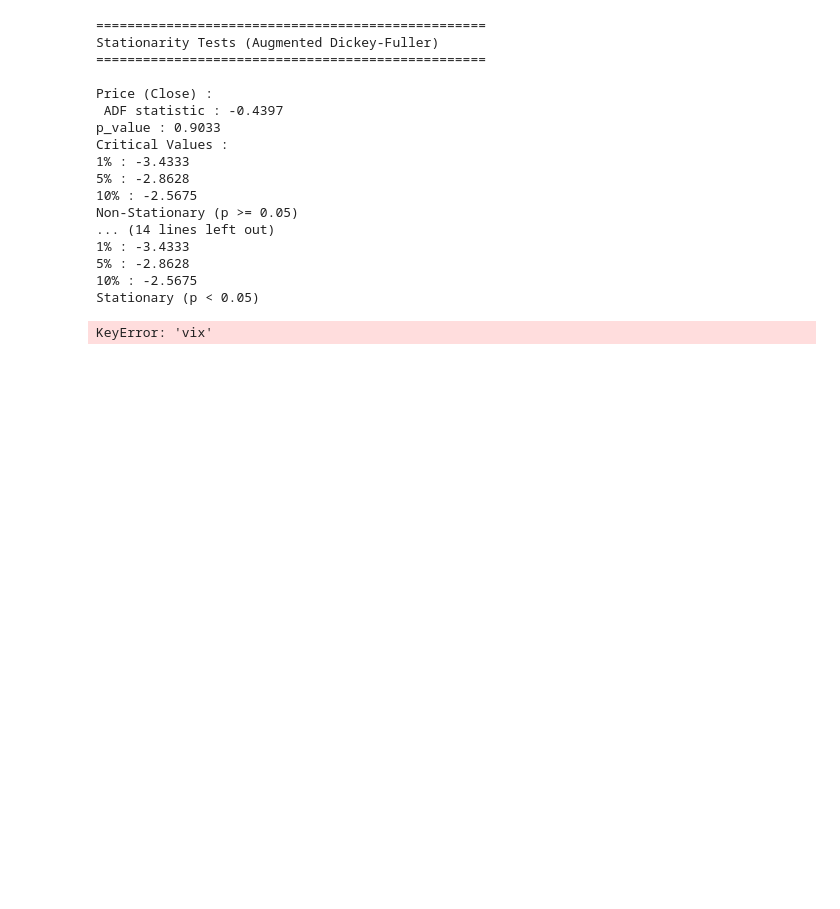
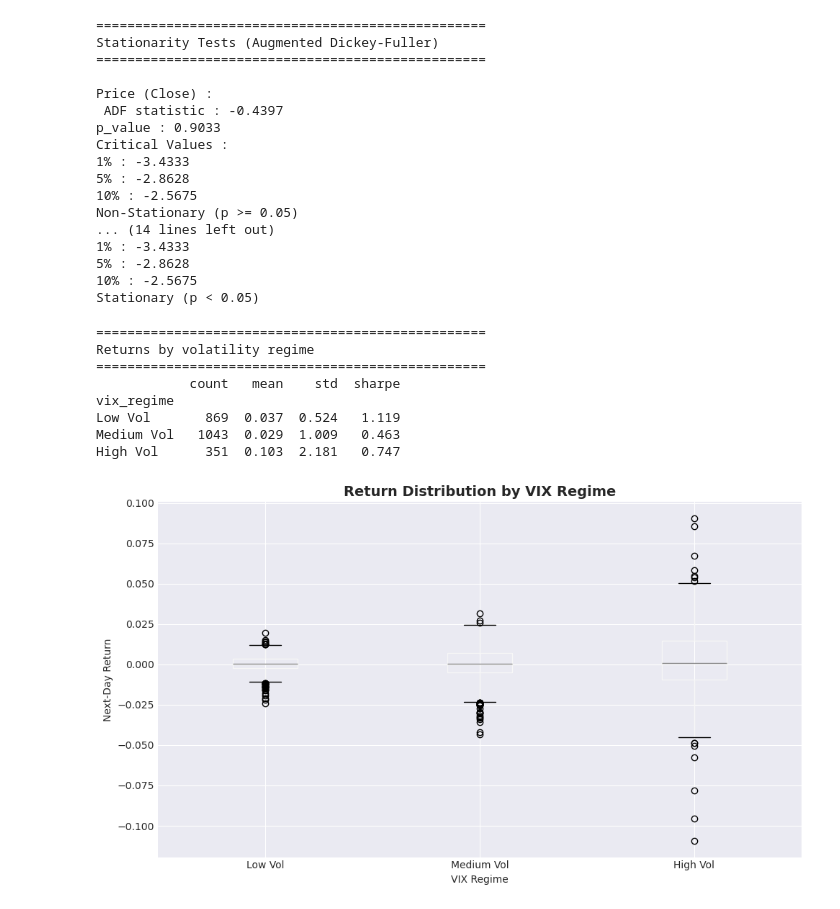
Before and after one commit to Nathchab/Multi-Indicator-Machine-Learning-Trading-Strategy, a Jupyter notebook: examples/01_exploratory_data_analysis.ipynb, the cells around one changed output. Cells and saved outputs as stored; diff of their text form; code cells hidden in the pictures; blank space fills up the shorter version.

```diff
--- a/examples/01_exploratory_data_analysis.ipynb
+++ b/examples/01_exploratory_data_analysis.ipynb
@@ -309,29 +308,33 @@ Non-Stationary (p >= 0.05)
 10% : -2.5675
 Stationary (p < 0.05)
 # %%
-"""
-Corriger vix
-"""
-
 features_df["vix_regime"] = pd.cut(features_df["vix"], bins=[0, 15, 25, 100], labels=["Low Vol", "Medium Vol", "High Vol"])
 
 regime_stats = features_df.groupby("vix_regime")["target_return_1d"].agg([("count", "count"), ("mean", lambda x: x.mean()*100), ("std", lambda x: x.std()*100), ("sharpe", lambda x: x.mean() / x.std() * np.sqrt(252) if x.std() > 0 else 0)]).round(3)
 
 print("\n"+"="*50)
 print("Returns by volatility regime")
 print("="*50)
 print(regime_stats)
 
 fig, ax = plt.subplots(figsize=(10, 6))
 features_df.boxplot(column="target_return_1d", by="vix_regime", ax=ax)
 ax.set_title("Return Distribution by VIX Regime", fontsize=14, fontweight="bold")
 ax.set_xlabel("VIX Regime")
 ax.set_ylabel("Next-Day Return")
 plt.suptitle("")
 plt.tight_layout()
 plt.show()
 # %% [output]
-KeyError: 'vix'
+==================================================
+Returns by volatility regime
+==================================================
+            count   mean    std  sharpe
+vix_regime
+Low Vol       869  0.037  0.524   1.119
+Medium Vol   1043  0.029  1.009   0.463
+High Vol      351  0.103  2.181   0.747
+[figure, added]
 # %%
 print("\n" + "="*60)
 print("Summary statistics - features")
```
Also changed, not shown: parts of 6 cells of this notebook, 2 other files.
